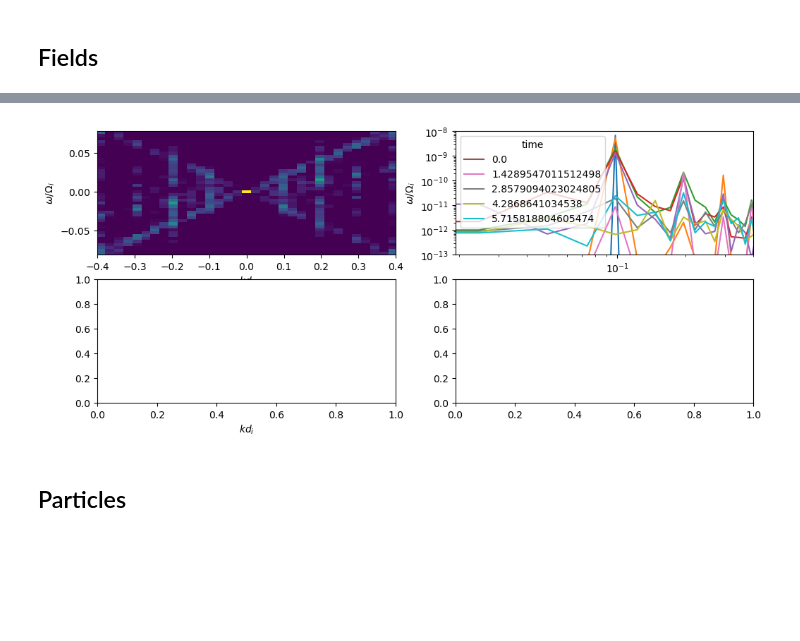
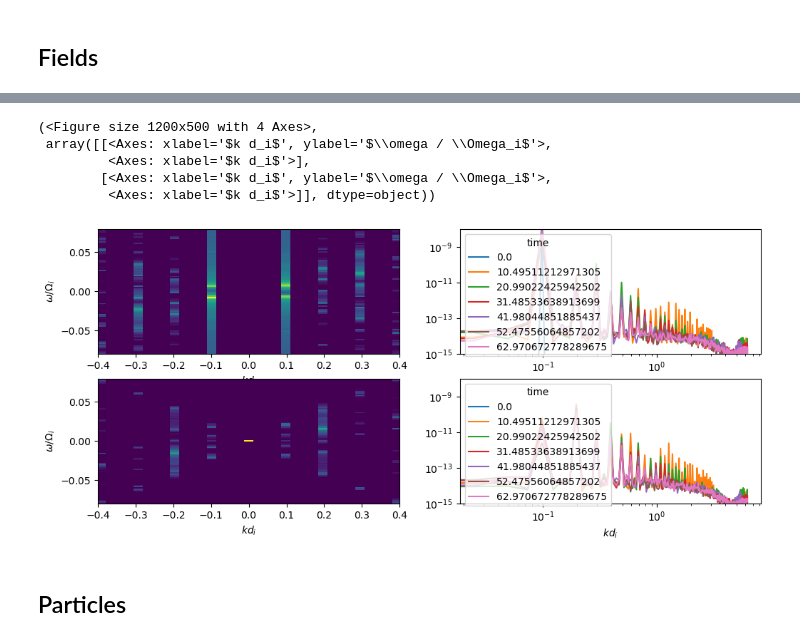
Before and after one commit to Beforerr/swd_simulation, a Jupyter notebook: warpx/analysis.ipynb, the cells around one changed output, grey strips where cells are left out. Saved outputs shown, nothing was run; the diff lists cells and outputs as text; code cells hidden in the pictures; blank space fills up the shorter version.

```diff
--- a/warpx/analysis.ipynb
+++ b/warpx/analysis.ipynb
@@ -177,39 +151,53 @@ def normalize_dft_xr(da):
 # %%
 import xrft
 
-fields = ['By', "Bx"]
-fig, axes = plt.subplots(len(fields), 2, figsize=(12, 5))
-axes = axes.flatten()
+def plot_wk_spectrum(ds: xr.Dataset, fields, step=8):
+    fig, axes = plt.subplots(len(fields), 2, figsize=(12, 5))
 
-for i, field in enumerate(fields):
-    da = ds[('boxlib', field)]
+    for i, field in enumerate(fields):
+        da = ds[("boxlib", field)]
 
-    # DFT
-    da_fft: xr.DataArray = xrft.fft(da, dim=["z", "time"])
-    da_fft_mean = da_fft.mean(["x", "y"]).pipe(normalize_dft_xr)
-    amp = np.abs(da_fft_mean)
+        # DFT
+        da_fft: xr.DataArray = xrft.fft(da, dim=["z", "time"])
+        da_fft_mean = da_fft.mean(["x", "y"]).pipe(normalize_dft_xr)
+        amp = np.abs(da_fft_mean)
 
-    vmin = -3
-    axes[0].pcolormesh(
-        amp.freq_z_norm,
-        amp.freq_time / w_norm,
-        np.log10(amp/amp.max()), vmin=vmin
-    )
+        vmin = -3
+        ax0 = axes[i][0]
+        ax1 = axes[i][1]
 
-    # Power spectrum
-    ps: xr.DataArray = xrft.power_spectrum(da, dim="z").pipe(normalize_dft_xr)
-    ps_mean = ps.mean(["x", "y"])
-    ps_mean[::10].plot.line(
-        x="freq_z_norm", hue="time", xscale="log", yscale="log", ylim=(1e-13, 1e-8), ax=axes[1]
-    )
+        ax0.pcolormesh(
+            amp.freq_z_norm, amp.freq_time / w_norm, np.log10(amp / amp.max()), vmin=vmin
+        )
 
-    axes[i + 0].set_xlim(-0.4, 0.4)
-    axes[i + 0].set_xlabel(r"$k d_i$")
-    axes[i + 0].set_ylabel(r"$\omega / \Omega_i$")
+        # Power spectrum
+        p_spec: xr.DataArray = xrft.power_spectrum(da, dim="z").pipe(normalize_dft_xr)
+        ps_mean = p_spec.mean(["x", "y"])
+        ps_mean[::step].plot.line(
+            x="freq_z_norm",
+            hue="time",
+            xscale="log",
+            yscale="log",
+            ylim=(1e-15, 1e-8),
+            ax=ax1,
+        )
 
-    axes[i + 1].set_xlabel(r"$k d_i$")
+        ax0.set_xlim(-0.4, 0.4)
+        ax0.set_xlabel(r"$k d_i$")
+        ax0.set_ylabel(r"$\omega / \Omega_i$")
+        ax1.set_xlabel(r"$k d_i$")
+
+    return fig, axes
+
+fields = ["By", "Bx"]
+plot_wk_spectrum(ds, fields, step = 16)
 # %% [output]
+(<Figure size 1200x500 with 4 Axes>,
+ array([[<Axes: xlabel='$k d_i$', ylabel='$\\omega / \\Omega_i$'>,
+         <Axes: xlabel='$k d_i$'>],
+        [<Axes: xlabel='$k d_i$', ylabel='$\\omega / \\Omega_i$'>,
+         <Axes: xlabel='$k d_i$'>]], dtype=object))
-[figure, old version]
+[figure, new version]
 # %% [markdown]
 ## Particles
 # %%
```
Also changed, not shown: parts of 14 cells of this notebook, 10 other files.
